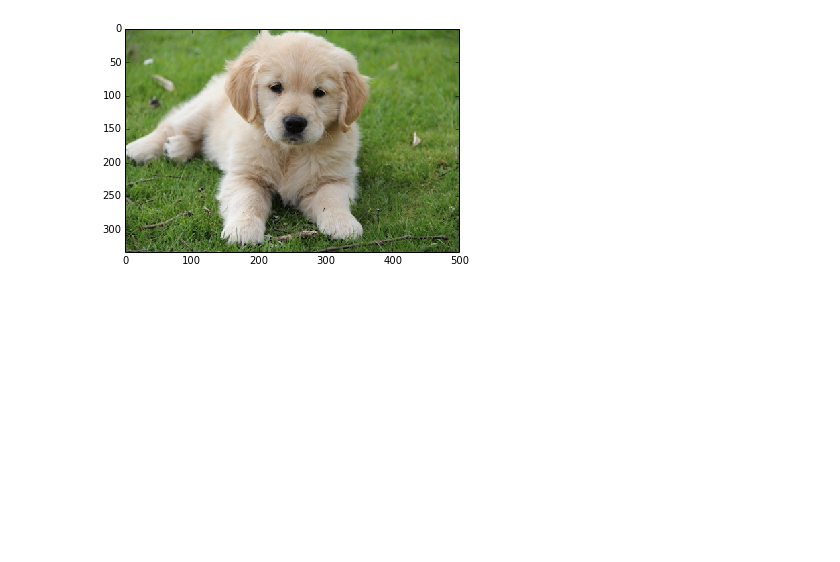
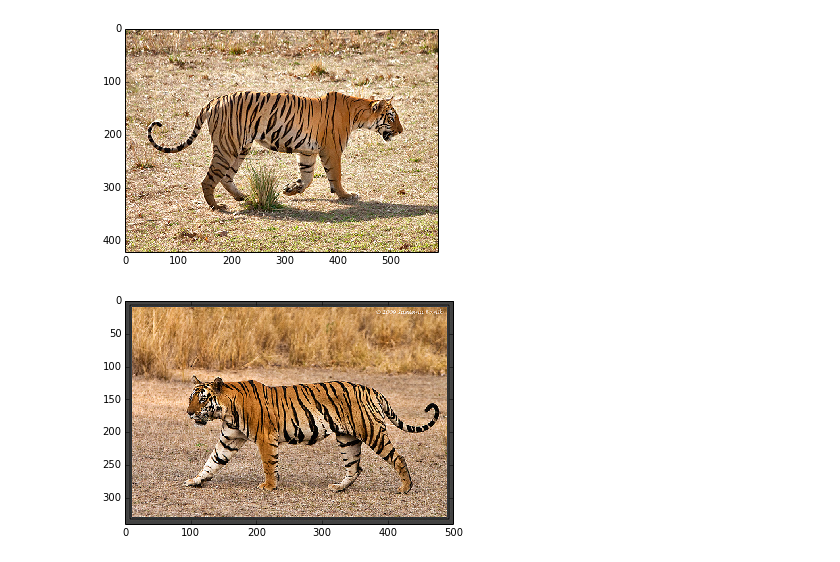
Before and after one commit to VashishtMadhavan/194FinalProject, a Jupyter notebook: Main2.ipynb, the cells around one changed output. Drawn from its saved outputs; the diff is of its cells as text; code cells hidden in the pictures; blank space fills up the shorter version.

```diff
--- a/Main2.ipynb
+++ b/Main2.ipynb
@@ -13,8 +13,8 @@ from featurizer import Featurizer,convert_lab
 from colorizer import Colorizer
 %matplotlib inline
 # %%
-test_image = skio.imread("images/pupp3.jpg")
-training_images = ["images/puppy_b.jpg"]
+test_image = skio.imread("images/tiger2.jpg")
+training_images = ["images/tiger1.jpg"]
 # %%
 def get_grayscale(image):
     gray = cv2.cvtColor(image, cv.CV_RGB2GRAY)
@@ -161,5 +162,8 @@ Colorizing Image...
 # %%
 skio.imshow(test_image)
 skio.show()
+skio.imshow(skio.imread(training_images[0]))
+skio.show()
 # %% [output]
-[figure, old version]
+[figure, new version]
+[figure, added]
```
Also changed, not shown: parts of 3 cells of this notebook, 2 other files.
